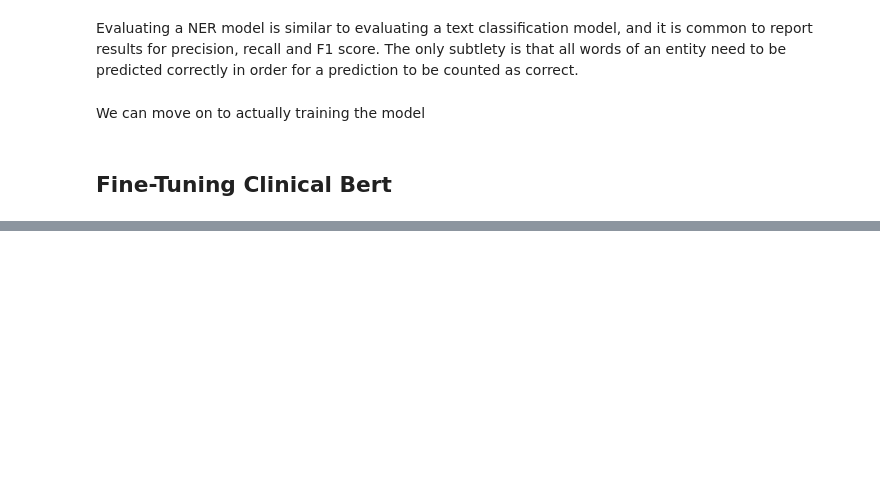
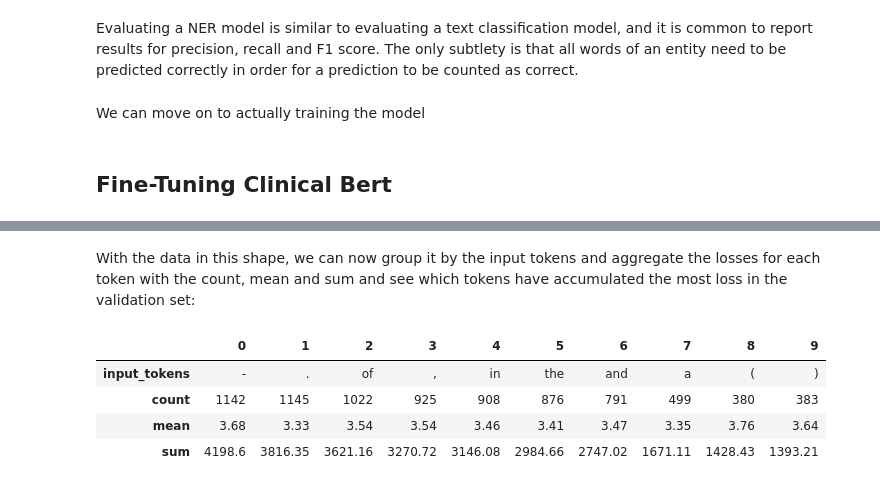
Before and after one commit to R-icntay/cogstack_project, a Jupyter notebook: notebooks/clinical_bert.ipynb, the cells around one changed output, grey strips where cells are left out. Saved outputs shown, nothing was run; the diff lists cells and outputs as text; code cells hidden in the pictures; blank space fills up the shorter version.

```diff
--- a/notebooks/clinical_bert.ipynb
+++ b/notebooks/clinical_bert.ipynb
@@ -586,0 +833,10 @@ We can move on to actually training the model
+# %% [markdown]
+With the data in this shape, we can now group it by the input tokens and aggregate the losses for each token with the count, mean and sum and see which tokens have accumulated the most loss in the validation set:
+# %%
+df_tokens.groupby("input_tokens")[["loss"]].agg(["count", "mean", "sum"]).droplevel(level = 0, axis = 1).sort_values(by = "sum", ascending = False).reset_index().round(2).head(10).T
+# %% [output]
+|  | 0 | 1 | 2 | 3 | 4 | 5 | 6 | 7 | 8 | 9 |
+| input_tokens | - | . | of | , | in | the | and | a | ( | ) |
+| count | 1142 | 1145 | 1022 | 925 | 908 | 876 | 791 | 499 | 380 | 383 |
+| mean | 3.68 | 3.33 | 3.54 | 3.54 | 3.46 | 3.41 | 3.47 | 3.35 | 3.76 | 3.64 |
+| sum | 4198.6 | 3816.35 | 3621.16 | 3270.72 | 3146.08 | 2984.66 | 2747.02 | 1671.11 | 1428.43 | 1393.21 |
```
Also changed, not shown: parts of 65 cells of this notebook.
